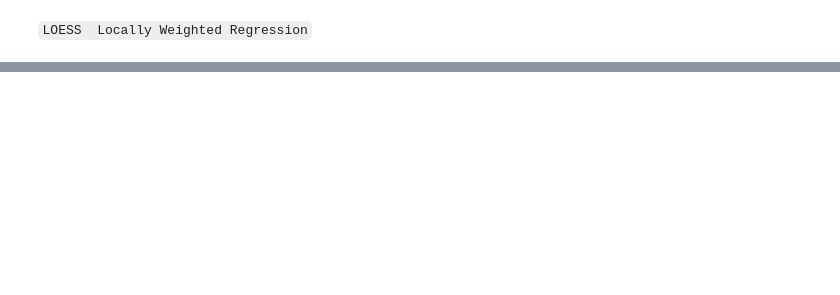
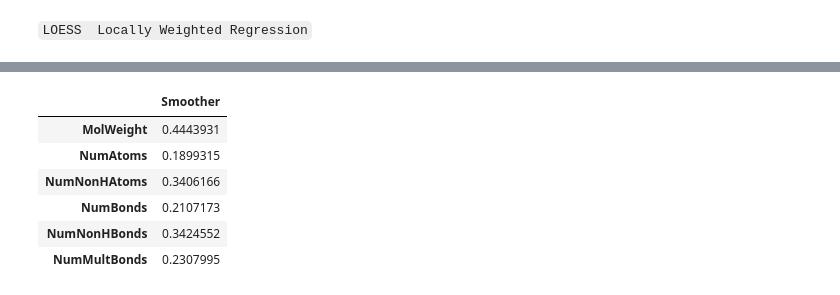
Before and after one commit to Randallzoeng/BookClub, a Jupyter notebook: AppliedPredictiveModeling/Chap. 18 Measuring Predictor Importance.ipynb, the cells around one changed output, grey strips where cells are left out. Saved outputs shown, nothing was run; the diff lists cells and outputs as text; code cells hidden in the pictures; blank space fills up the shorter version.

```diff
--- a/AppliedPredictiveModeling/Chap. 18 Measuring Predictor Importance.ipynb
+++ b/AppliedPredictiveModeling/Chap. 18 Measuring Predictor Importance.ipynb
@@ -81,0 +122,14 @@ head(corr_info)
+# %%
+library(caret)
+varimp_loess <- filterVarImp(x=solTrainXtrans[,numeric_cols],
+                            y=solTrainY,nonpara=T)
+head(varimp_loess)
+names(varimp_loess)[1] <- "Smoother"
+# %% [output]
+|  | Smoother |
+| MolWeight | 0.4443931 |
+| NumAtoms | 0.1899315 |
+| NumNonHAtoms | 0.3406166 |
+| NumBonds | 0.2107173 |
+| NumNonHBonds | 0.3424552 |
+| NumMultBonds | 0.2307995 |
```
Also changed, not shown: parts of 19 cells of this notebook.
